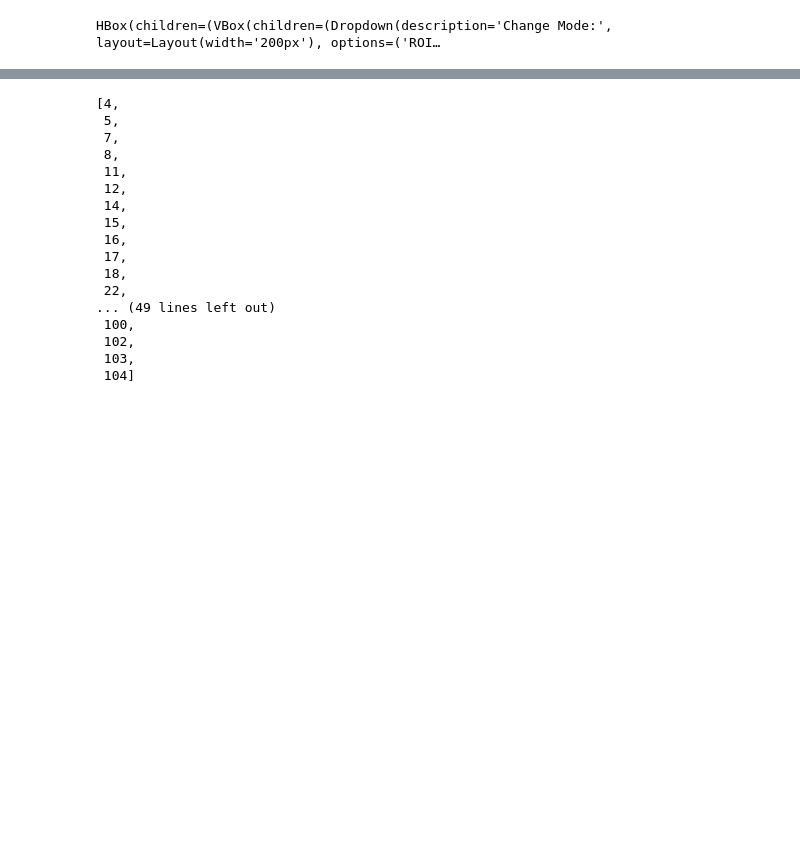
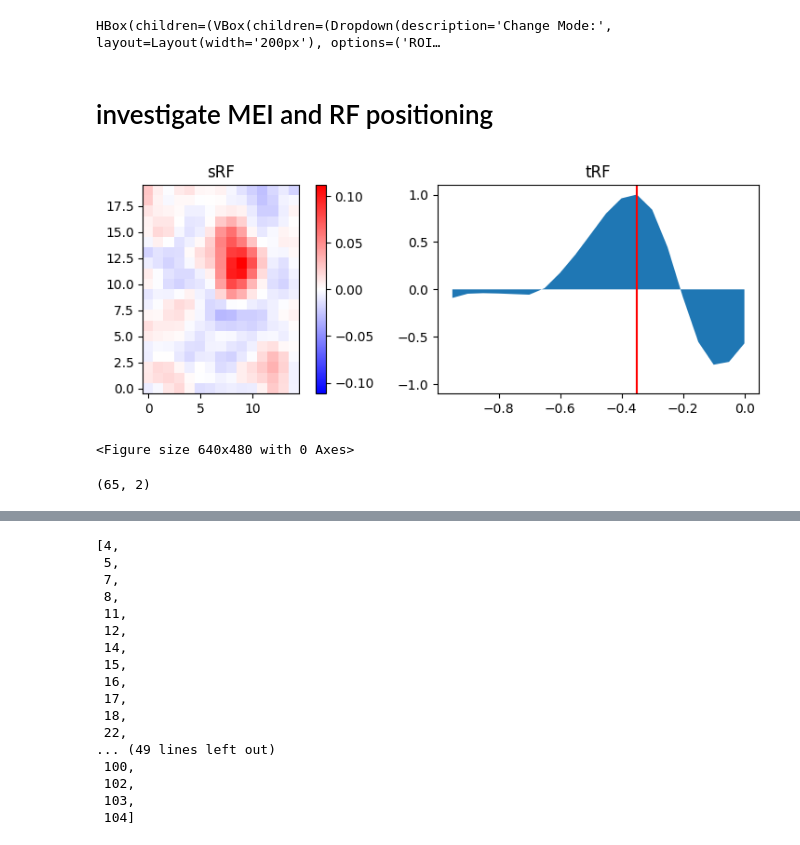
Before and after one commit to SamuelSuhai/model_in_the_loop, a Jupyter notebook: notebooks/gui/visualization_gui_experiments.ipynb, the cells around one changed output, grey strips where cells are left out. Drawn from its saved outputs; the diff is of its cells as text; code cells hidden in the pictures; blank space fills up the shorter version.

```diff
--- a/notebooks/gui/visualization_gui_experiments.ipynb
+++ b/notebooks/gui/visualization_gui_experiments.ipynb
@@ -215,3 +190,10 @@ Total: 1
 display(mod_autorois.start_gui())
 # %% [output]
 HBox(children=(VBox(children=(Dropdown(description='Change Mode:', layout=Layout(width='200px'), options=('ROI…
+# %% [markdown]
+# investigate MEI and RF positioning
+# %%
+sta_wrapper.plot1(5)
+# %% [output]
+[figure, added]
+<Figure size 640x480 with 0 Axes>
@@ -217,0 +202,5 @@ HBox(children=(VBox(children=(Dropdown(description='Change Mode:', layout=Layout
+# %%
+mask_mean = randomp_seed_mei_wrapper.model.readout['online_session_1_ventral1_20200226'].mask_mean.detach().cpu().numpy()
+mask_mean.shape
+# %% [output]
+(65, 2)
```
Also changed, not shown: parts of 20 cells of this notebook, 44 other files.
